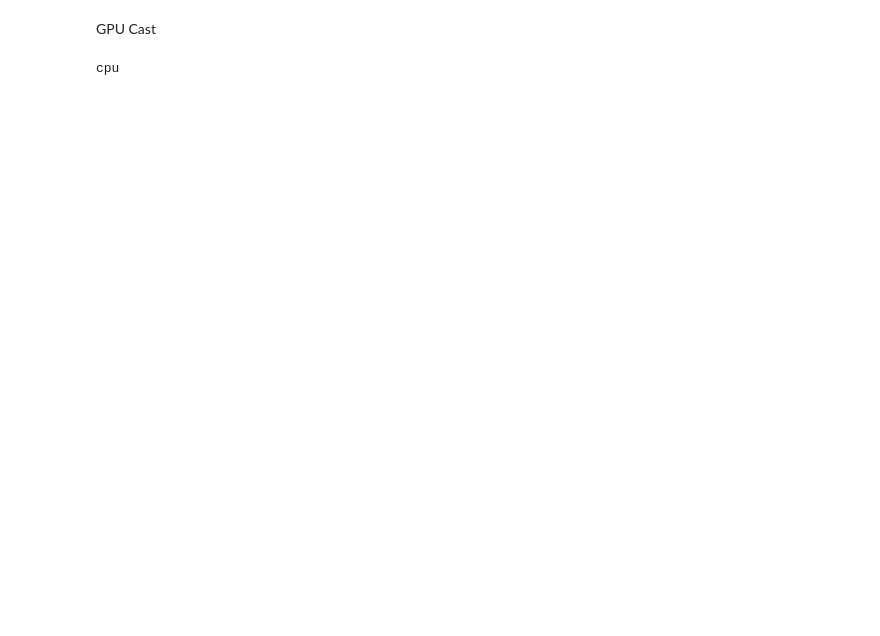
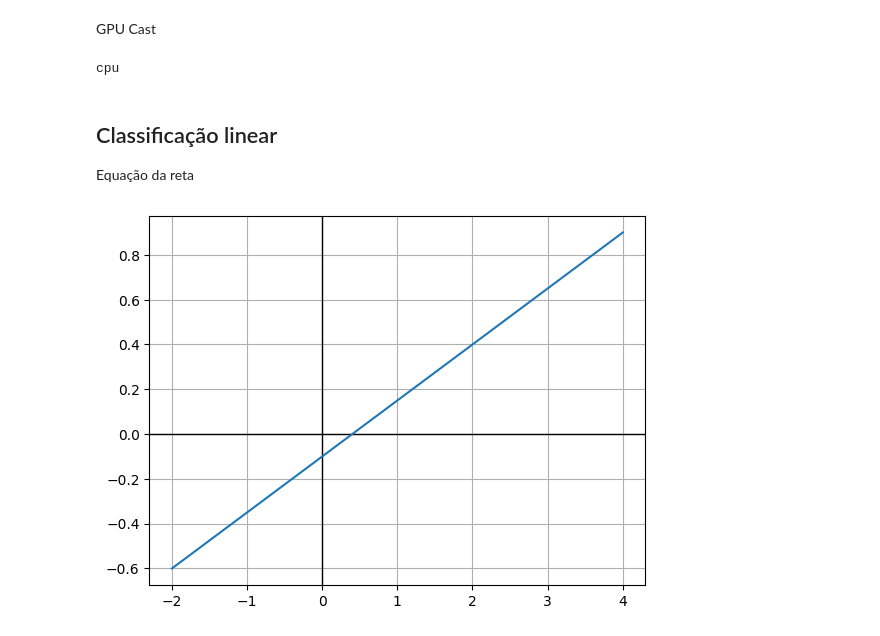
Before and after one commit to Paulofilho08/data-science-portfolio, a Jupyter notebook: Redes beurais.ipynb, the cells around one changed output. Cells and saved outputs as stored; diff of their text form; code cells hidden in the pictures; blank space fills up the shorter version.

```diff
--- a/Redes beurais.ipynb
+++ b/Redes beurais.ipynb
@@ -50,3 +50,24 @@ else:
 print(device)
 # %% [output]
 cpu
+# %% [markdown]
+Classificação linear
+-----------------------------
+Equação da reta
+# %%
+import matplotlib.pyplot as plt
+a = -1
+b = 4
+c = 0.4
+
+def plotline(a, b, c):
+  x = np.linspace(-2, 4, 50)
+  y = (-a*x - c)/b
+
+  plt.axvline(0, -1, 1, color='k', linewidth=1)
+  plt.axhline(0, -2, 4, color='k', linewidth=1)
+  plt.plot(x, y)
+  plt.grid(True)
+plotline( a, b, c)
+# %% [output]
+[figure, added]
```
Also changed, not shown: parts of 4 cells of this notebook.
